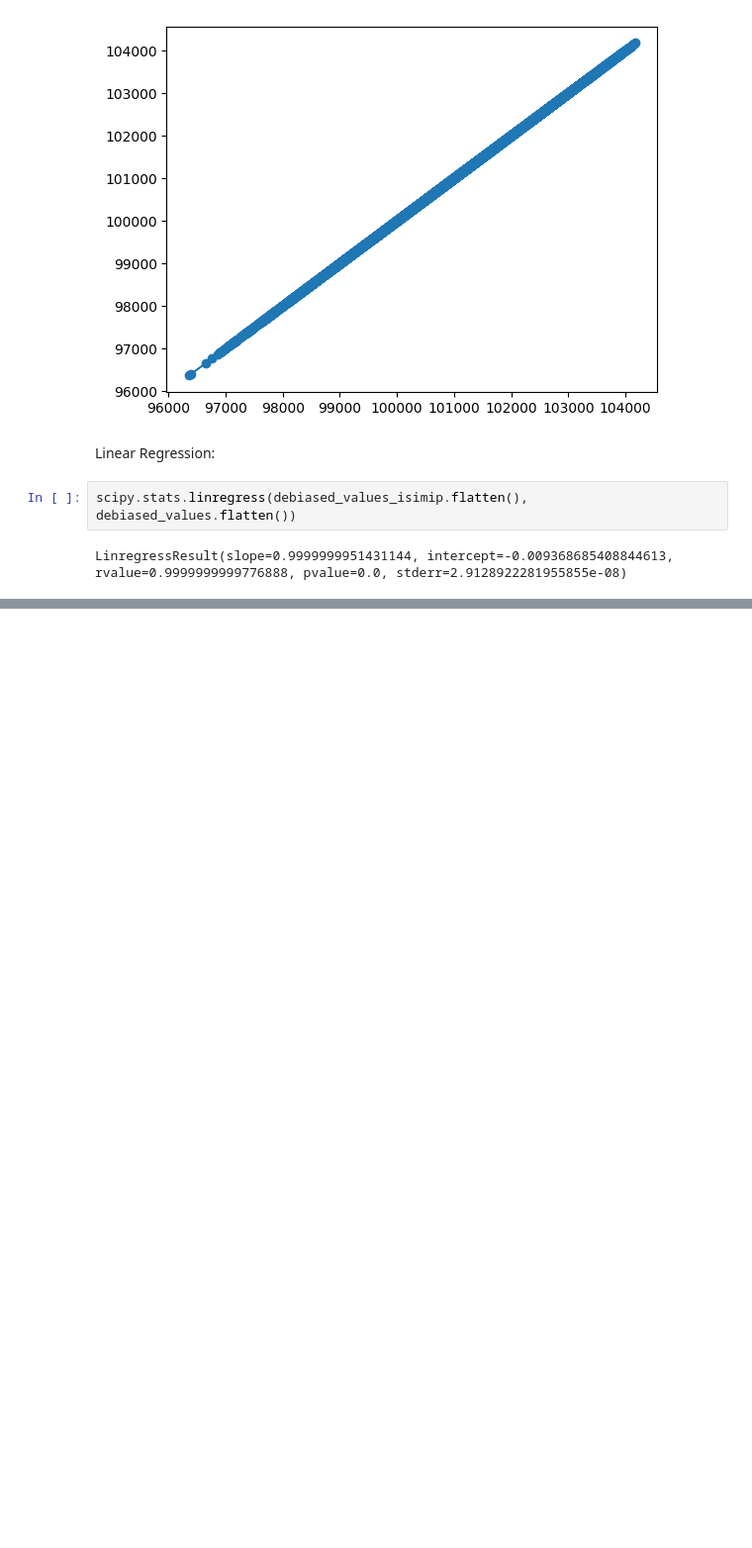
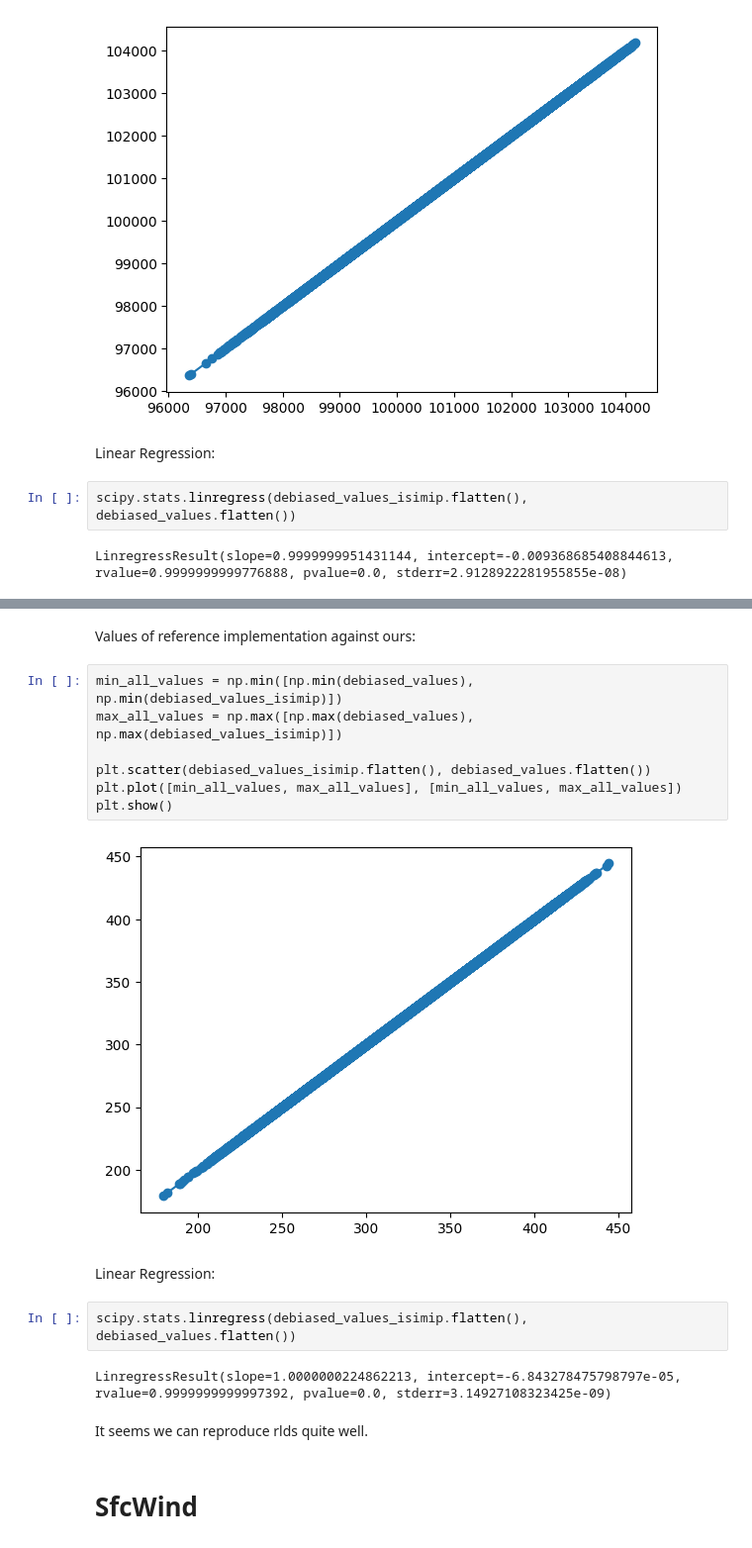
Before and after one commit to ecmwf-projects/ibicus, a Jupyter notebook: notebooks/isimip_consistency.ipynb, the cells around one changed output, grey strips where cells are left out. Shown at 99% size. Cells and saved outputs as stored; diff of their text form; blank space fills up the shorter version.

```diff
--- a/notebooks/isimip_consistency.ipynb
+++ b/notebooks/isimip_consistency.ipynb
@@ -274,0 +316,21 @@ LinregressResult(slope=0.9999999951431144, intercept=-0.009368685408844613, rval
+# %% [markdown]
+Values of reference implementation against ours:
+# %%
+min_all_values = np.min([np.min(debiased_values), np.min(debiased_values_isimip)])
+max_all_values = np.max([np.max(debiased_values), np.max(debiased_values_isimip)])
+
+plt.scatter(debiased_values_isimip.flatten(), debiased_values.flatten())
+plt.plot([min_all_values, max_all_values], [min_all_values, max_all_values])
+plt.show()
+# %% [output]
+[figure, added]
+# %% [markdown]
+Linear Regression:
+# %%
+scipy.stats.linregress(debiased_values_isimip.flatten(), debiased_values.flatten())
+# %% [output]
+LinregressResult(slope=1.0000000224862213, intercept=-6.843278475798797e-05, rvalue=0.9999999999997392, pvalue=0.0, stderr=3.14927108323425e-09)
+# %% [markdown]
+It seems we can reproduce rlds quite well.
+# %% [markdown]
+# SfcWind
```
Also changed, not shown: parts of 32 cells of this notebook.
